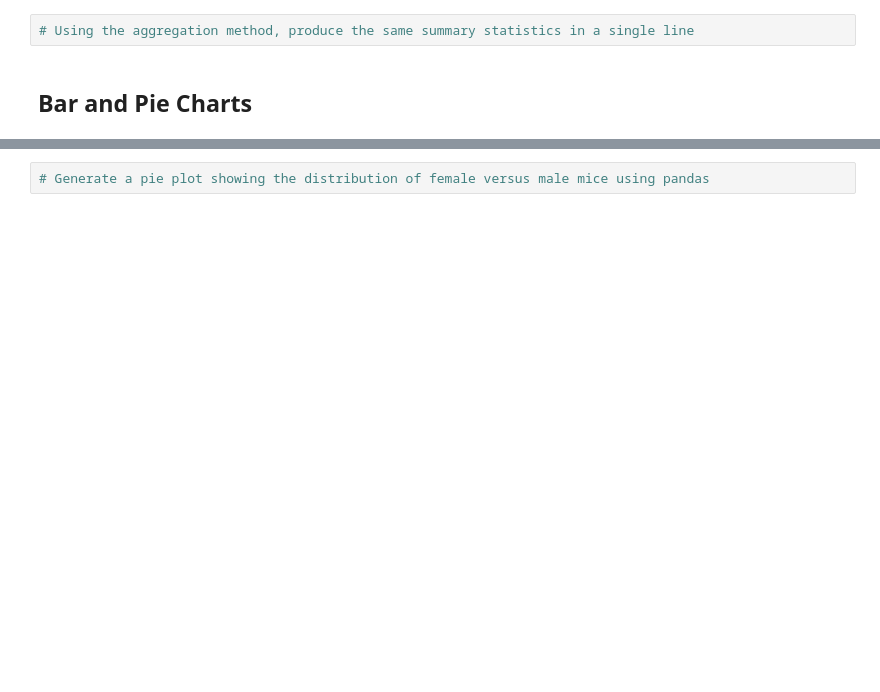
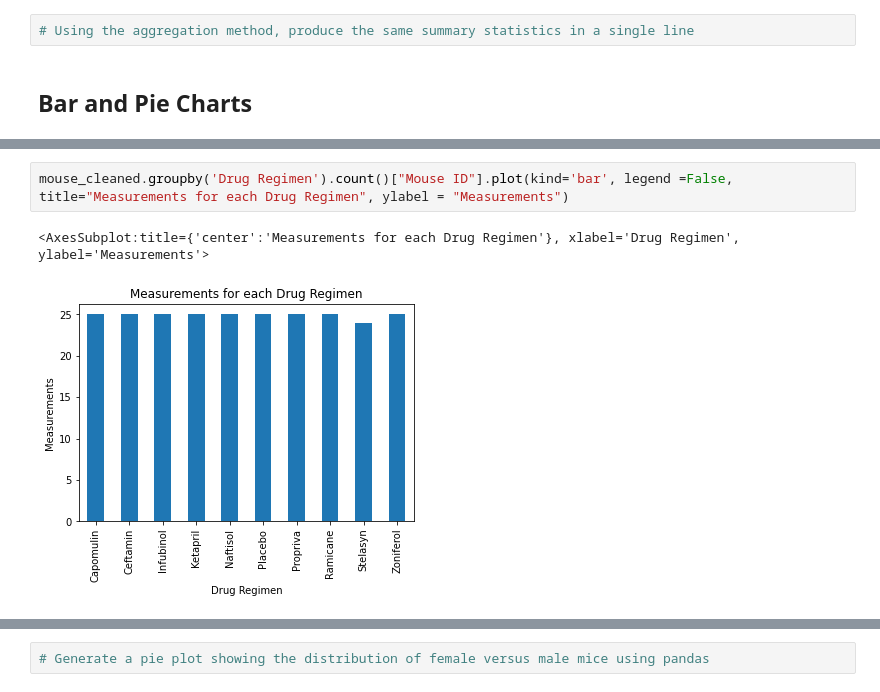
Before and after one commit to kblood86/Matplotlib_Challenge, a Jupyter notebook: Working.ipynb, the cells around one changed output, grey strips where cells are left out. Cells and saved outputs as stored; diff of their text form; blank space fills up the shorter version.

```diff
--- a/Working.ipynb
+++ b/Working.ipynb
@@ -257,0 +251,5 @@ KeyError: "None of [Index(['Ramicane', 'Ramicane', 'Ramicane', 'Ramicane', 'Rami
+# %%
+mouse_cleaned.groupby('Drug Regimen').count()["Mouse ID"].plot(kind='bar', legend =False, title="Measurements for each Drug Regimen", ylabel = "Measurements")
+# %% [output]
+<AxesSubplot:title={'center':'Measurements for each Drug Regimen'}, xlabel='Drug Regimen', ylabel='Measurements'>
+[figure, added]
```
Also changed, not shown: parts of 18 cells of this notebook.
